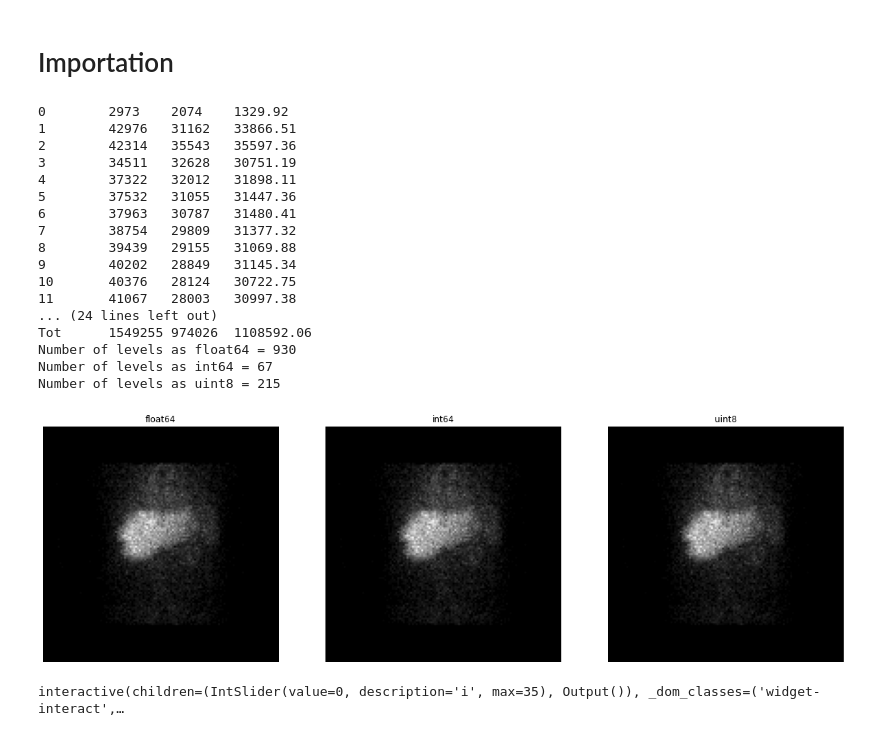
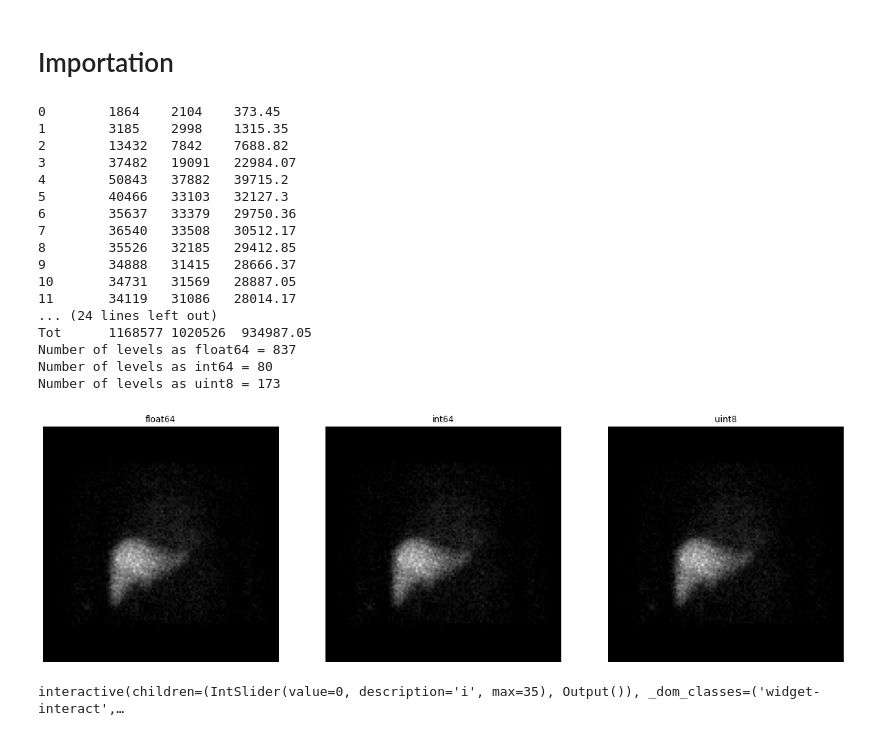
Before and after one commit to orenson/Master-thesis, a Jupyter notebook: Segmentation.ipynb, the cells around one changed output. Saved outputs shown, nothing was run; the diff lists cells and outputs as text; code cells hidden in the pictures.

```diff
--- a/Segmentation.ipynb
+++ b/Segmentation.ipynb
@@ -54,8 +54,8 @@ def f64_2_u8(img_stack):
 # %% [markdown]
 # Importation
 # %%
-ant = pd.dcmread("Images/Dyn_Ant_HBS1.dcm")
-post = pd.dcmread("Images/Dyn_Post_HBS1.dcm")
+ant = pd.dcmread("Images/Dyn_Ant_HBS3bis.dcm")
+post = pd.dcmread("Images/Dyn_Post_HBS3bis.dcm")
 ant_pix = ant.pixel_array
 post_pix = post.pixel_array[:,:,::-1]
 mean = (ant_pix*post_pix)**(1/2)
@@ -66,50 +66,50 @@ print('Tot', '\t', np.sum(ant_pix), np.sum(post_pix), '', round(np.sum(mean),2))
 print("Number of levels as {} =".format(mean.dtype), len(np.unique(mean)))
 
 mean_int = np.rint(mean).astype(int)
 #mean_int = mean / max(np.unique(mean))
 #mean_int = 255 * mean_int
 #mean_int = mean_int.astype(np.uint8)
 print("Number of levels as {} =".format(mean_int.dtype), len(np.unique(mean_int)))
 
 mean_norm = mean / max(np.unique(mean))
 mean_norm = 255 * mean_norm
 mean_norm = mean_norm.astype(np.uint8)
 print("Number of levels as {} =".format(mean_norm.dtype), len(np.unique(mean_norm)))
 
 
 plt.figure(figsize=[20,20])
 plt.subplot(1,3,1)
 plt.title(str(mean.dtype))
 plt.axis('off')
 plt.imshow(mean[25],cmap=plt.cm.gray)
 plt.subplot(1,3,2)
 plt.title(str(mean_int.dtype))
 plt.axis('off')
 plt.imshow(mean_int[25],cmap=plt.cm.gray)
 plt.subplot(1,3,3)
 plt.title(str(mean_norm.dtype))
 plt.axis('off')
 plt.imshow(mean_norm[25],cmap=plt.cm.gray)
 plt.show()
 # %% [output]
-0        2973    2074    1329.92
-1        42976   31162   33866.51
-2        42314   35543   35597.36
-3        34511   32628   30751.19
-4        37322   32012   31898.11
-5        37532   31055   31447.36
-6        37963   30787   31480.41
-7        38754   29809   31377.32
-8        39439   29155   31069.88
-9        40202   28849   31145.34
-10       40376   28124   30722.75
-11       41067   28003   30997.38
+0        1864    2104    373.45
+1        3185    2998    1315.35
+2        13432   7842    7688.82
+3        37482   19091   22984.07
+4        50843   37882   39715.2
+5        40466   33103   32127.3
+6        35637   33379   29750.36
+7        36540   33508   30512.17
+8        35526   32185   29412.85
+9        34888   31415   28666.37
+10       34731   31569   28887.05
+11       34119   31086   28014.17
 ... (24 lines left out)
-Tot      1549255 974026  1108592.06
-Number of levels as float64 = 930
-Number of levels as int64 = 67
-Number of levels as uint8 = 215
+Tot      1168577 1020526  934987.05
+Number of levels as float64 = 837
+Number of levels as int64 = 80
+Number of levels as uint8 = 173
-[figure, old version]
+[figure, new version]
 # %%
 @interact(i=IntSlider(min=0, max=35, step=1, value=0),
          mask=fixed(None), shift=fixed(None))
```
Also changed, not shown: parts of 18 cells of this notebook, 7 other files.
